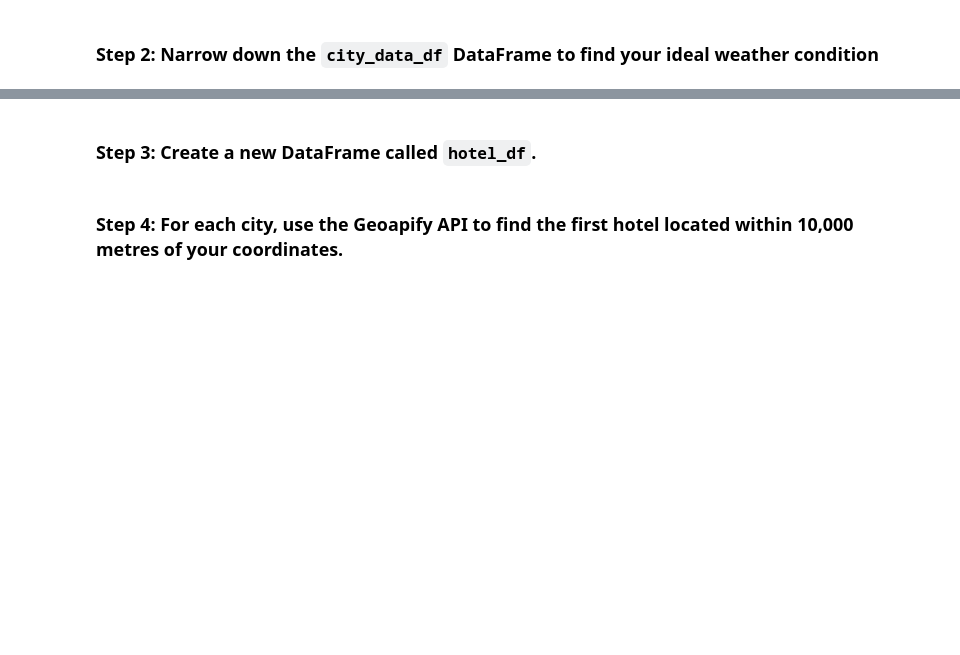
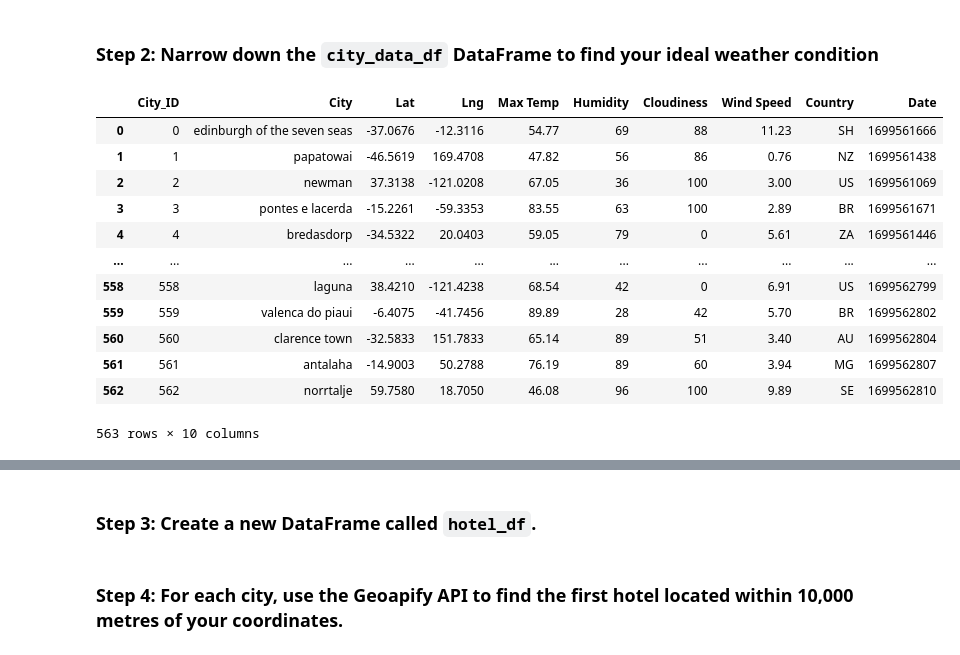
Before and after one commit to Mindy-data/python-api-challenge, a Jupyter notebook: VacationPy.ipynb, the cells around one changed output, grey strips where cells are left out. Cells and saved outputs as stored; diff of their text form; code cells hidden in the pictures; blank space fills up the shorter version.

```diff
--- a/VacationPy.ipynb
+++ b/VacationPy.ipynb
@@ -54,5 +74,21 @@ humidity_map
 [interactive output not drawn]
 # %% [markdown]
 ### Step 2: Narrow down the `city_data_df` DataFrame to find your ideal weather condition
+# %%
+city_data_df
+# %% [output]
+|  | City_ID | City | Lat | Lng | Max Temp | Humidity | Cloudiness | Wind Speed | Country | Date |
+| 0 | 0 | edinburgh of the seven seas | -37.0676 | -12.3116 | 54.77 | 69 | 88 | 11.23 | SH | 1699561666 |
+| 1 | 1 | papatowai | -46.5619 | 169.4708 | 47.82 | 56 | 86 | 0.76 | NZ | 1699561438 |
+| 2 | 2 | newman | 37.3138 | -121.0208 | 67.05 | 36 | 100 | 3.00 | US | 1699561069 |
+| 3 | 3 | pontes e lacerda | -15.2261 | -59.3353 | 83.55 | 63 | 100 | 2.89 | BR | 1699561671 |
+| 4 | 4 | bredasdorp | -34.5322 | 20.0403 | 59.05 | 79 | 0 | 5.61 | ZA | 1699561446 |
+| ... | ... | ... | ... | ... | ... | ... | ... | ... | ... | ... |
+| 558 | 558 | laguna | 38.4210 | -121.4238 | 68.54 | 42 | 0 | 6.91 | US | 1699562799 |
+| 559 | 559 | valenca do piaui | -6.4075 | -41.7456 | 89.89 | 28 | 42 | 5.70 | BR | 1699562802 |
+| 560 | 560 | clarence town | -32.5833 | 151.7833 | 65.14 | 89 | 51 | 3.40 | AU | 1699562804 |
+| 561 | 561 | antalaha | -14.9003 | 50.2788 | 76.19 | 89 | 60 | 3.94 | MG | 1699562807 |
+| 562 | 562 | norrtalje | 59.7580 | 18.7050 | 46.08 | 96 | 100 | 9.89 | SE | 1699562810 |
+563 rows × 10 columns
 # %%
 # Narrow down cities that fit criteria and drop any results with null values
```
Also changed, not shown: parts of 4 cells of this notebook.
